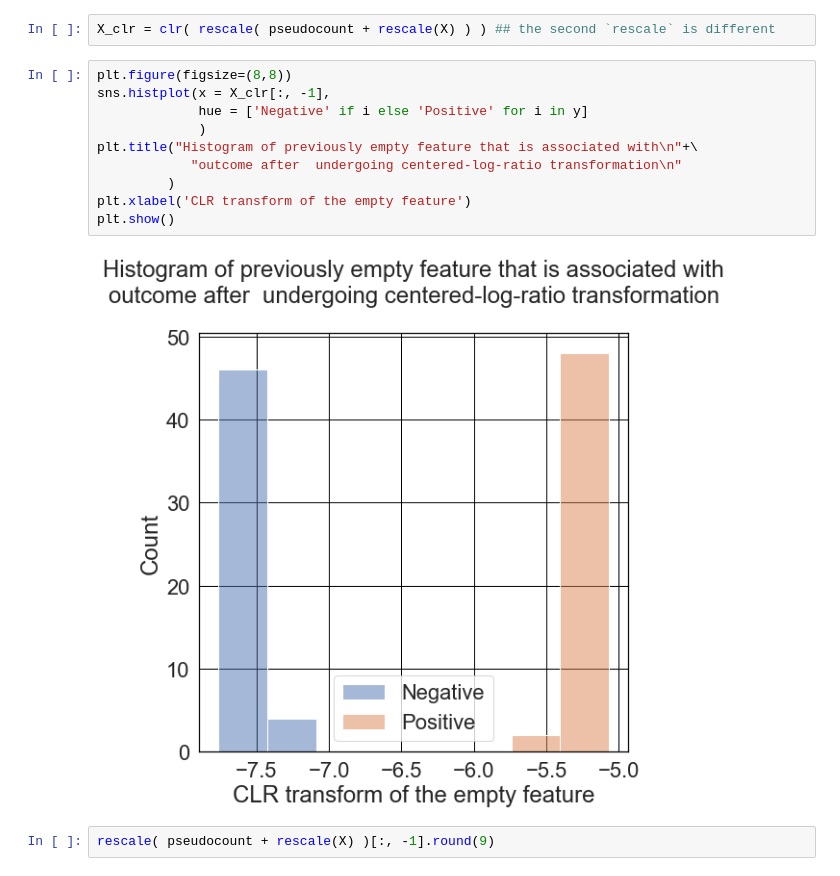
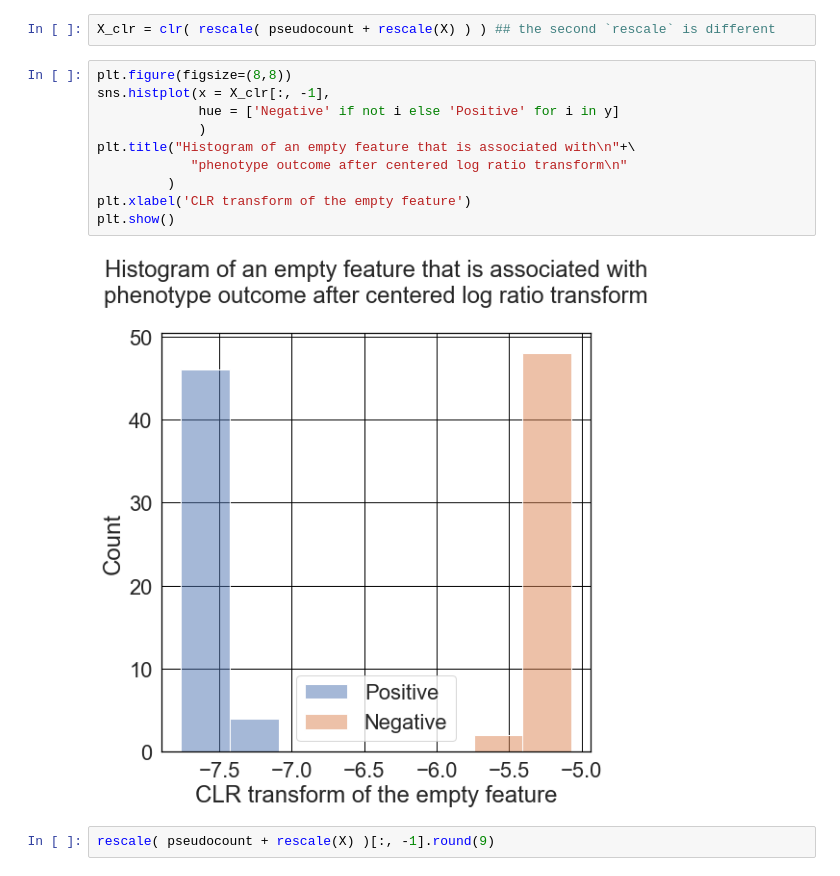
Before and after one commit to korem-lab/compositional-empty-features, a Jupyter notebook: Synthetic-dataset.ipynb, the cells around one changed output. Cells and saved outputs as stored; diff of their text form.

Commit message:
fixing legend

```diff
--- a/Synthetic-dataset.ipynb
+++ b/Synthetic-dataset.ipynb
@@ -95,15 +95,15 @@ X_clr = clr( rescale( pseudocount + rescale(X) ) ) ## the second `rescale` is di
 # %%
 plt.figure(figsize=(8,8))
 sns.histplot(x = X_clr[:, -1],
-             hue = ['Negative' if i else 'Positive' for i in y]
+             hue = ['Negative' if not i else 'Positive' for i in y]
              )
-plt.title("Histogram of previously empty feature that is associated with\n"+\
-            "outcome after  undergoing centered-log-ratio transformation\n"
+plt.title("Histogram of an empty feature that is associated with\n"+\
+            "phenotype outcome after centered log ratio transform\n"
          )
 plt.xlabel('CLR transform of the empty feature')
 plt.show()
 # %% [output]
-[figure, old version]
+[figure, new version]
 # %%
 rescale( pseudocount + rescale(X) )[:, -1].round(9)
 # %% [output]
```
